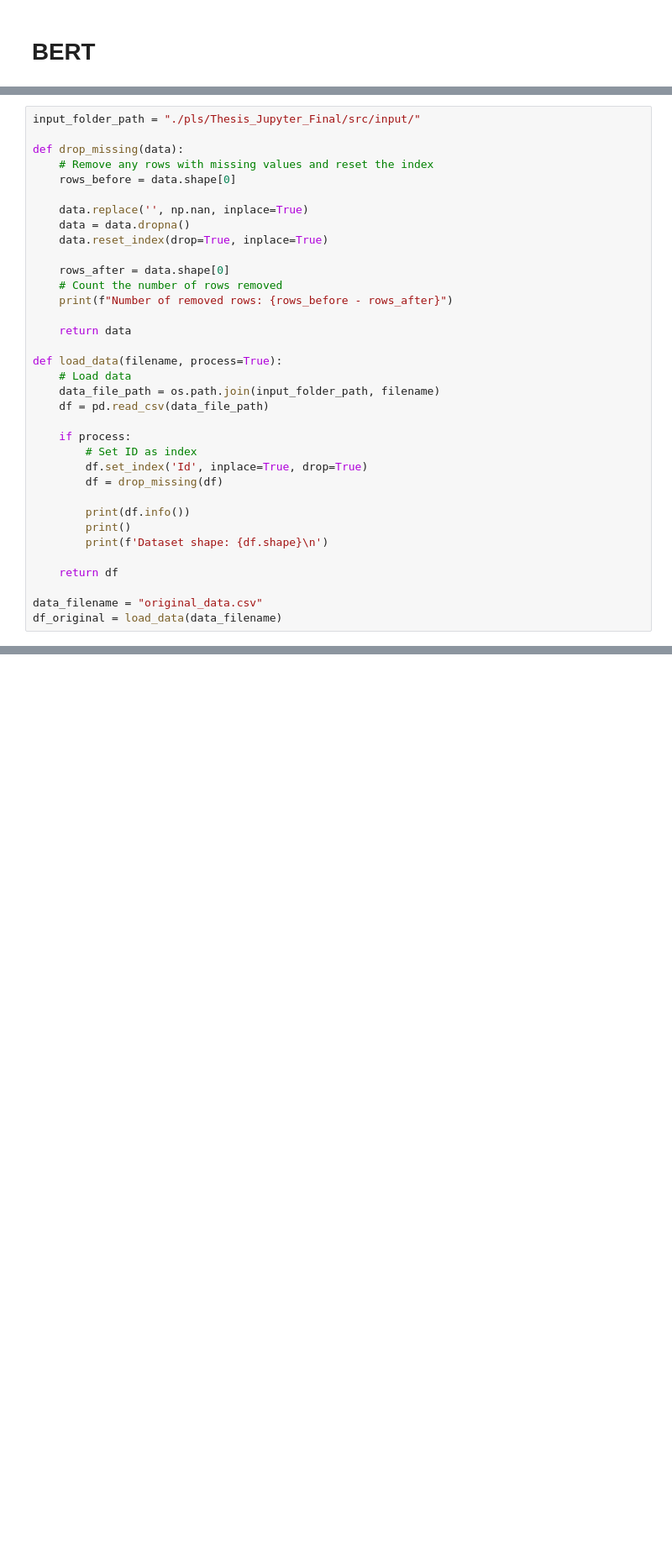
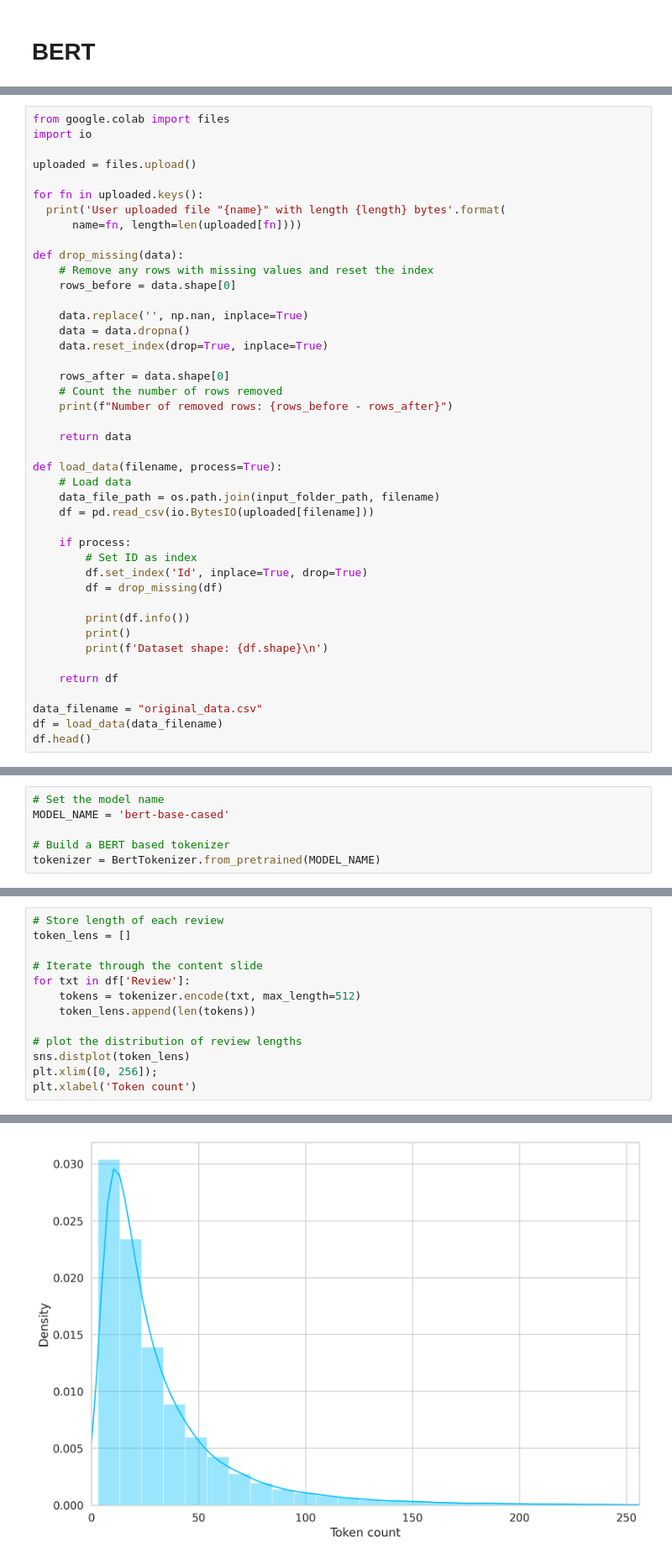
Before and after one commit to ekinfergan/Thesis_Jupyter_Final, a Jupyter notebook: src/models/bert.ipynb, the cells around one changed output, grey strips where cells are left out. Shown at 84% size. Cells and saved outputs as stored; diff of their text form; blank space fills up the shorter version.

Commit message:
bert first run & results

```diff
--- a/src/models/bert.ipynb
+++ b/src/models/bert.ipynb
@@ -14,5 +63,12 @@ from transformers import BertTokenizer, BertModel, BertConfig
 # %%
-input_folder_path = "./pls/Thesis_Jupyter_Final/src/input/"
+from google.colab import files
+import io
+
+uploaded = files.upload()
+
+for fn in uploaded.keys():
+  print('User uploaded file "{name}" with length {length} bytes'.format(
+      name=fn, length=len(uploaded[fn])))
 
 def drop_missing(data):
     # Remove any rows with missing values and reset the index
@@ -31,7 +87,7 @@ def drop_missing(data):
 def load_data(filename, process=True):
     # Load data
     data_file_path = os.path.join(input_folder_path, filename)
-    df = pd.read_csv(data_file_path)
+    df = pd.read_csv(io.BytesIO(uploaded[filename]))
 
     if process:
         # Set ID as index
@@ -45,4 +101,5 @@ def load_data(filename, process=True):
     return df
 
 data_filename = "original_data.csv"
-df_original = load_data(data_filename)
+df = load_data(data_filename)
+df.head()
@@ -56,0 +134,6 @@ LEARNING_RATE = 1e-05
+# %%
+# Set the model name
+MODEL_NAME = 'bert-base-cased'
+
+# Build a BERT based tokenizer
+tokenizer = BertTokenizer.from_pretrained(MODEL_NAME)
@@ -56,0 +151,14 @@ LEARNING_RATE = 1e-05
+# %%
+# Store length of each review
+token_lens = []
+
+# Iterate through the content slide
+for txt in df['Review']:
+    tokens = tokenizer.encode(txt, max_length=512)
+    token_lens.append(len(tokens))
+
+# plot the distribution of review lengths
+sns.distplot(token_lens)
+plt.xlim([0, 256]);
+plt.xlabel('Token count')
+# %% [output]
@@ -56,0 +167 @@ LEARNING_RATE = 1e-05
+[figure, added]
```
Also changed, not shown: parts of 34 cells of this notebook.
